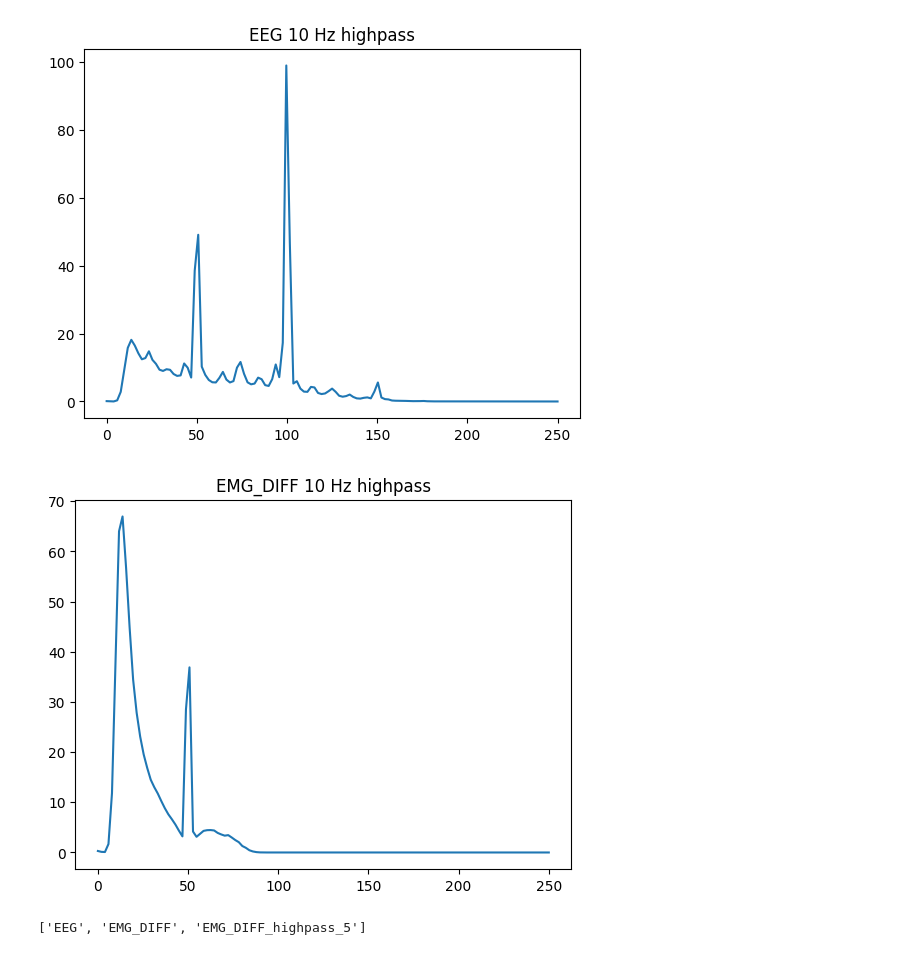
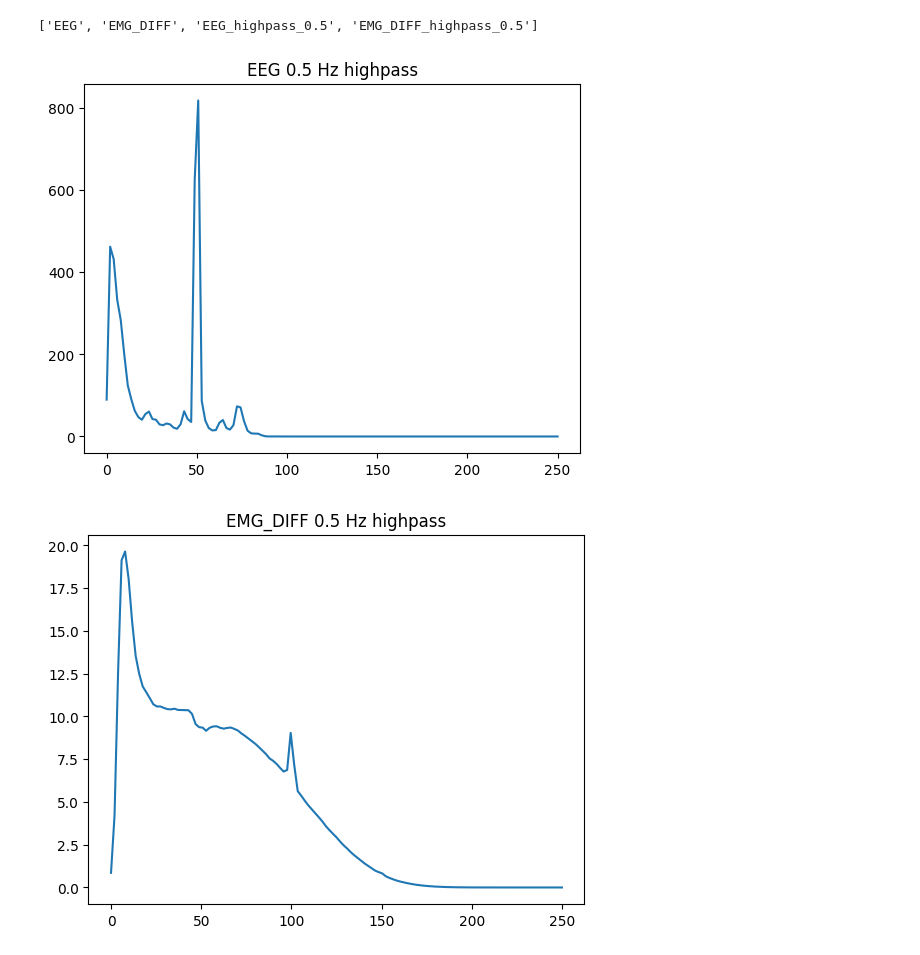
Before and after one commit to bian-lab/scripts, a Jupyter notebook: signal_process/test_50HZ_notch.ipynb, the cells around one changed output. Drawn from its saved outputs; the diff is of its cells as text; code cells hidden in the pictures.

```diff
--- a/signal_process/test_50HZ_notch.ipynb
+++ b/signal_process/test_50HZ_notch.ipynb
@@ -5,27 +7,29 @@ e:\workplace\scripts\signal_process
 # %%
-data = load_mat(r'\\172.16.41.188\wangxueqiang\EEG_data\TechMan\20240520_100000.mat')
+data = load_mat(r'E:\workplace\EEGProcessing\00_DATA\20240523_night\20240523_night.mat')
 
-data.filter(['EMG_DIFF'], btype='highpass', low=10)
-data.filter(['EEG'], btype='highpass', low=10)
+data.filter(['EEG'], btype='highpass', low=0.5)
+data.filter(['EMG_DIFF'], btype='highpass', low=0.5)
+print(data.channels)
 ch_data = data.signals[2]
 sf = data.sf[2]
 nperseg = 5*sf
 
 F, P = welch(ch_data, sf)
 
 plt.plot(F, P)
-plt.title("EEG 10 Hz highpass")
+plt.title("EEG 0.5 Hz highpass")
 plt.show()
 
 ch_data = data.signals[3]
 sf = data.sf[3]
 nperseg = 5*sf
 
 F, P = welch(ch_data, sf)
 
 plt.plot(F, P)
-plt.title("EMG_DIFF 10 Hz highpass")
+plt.title("EMG_DIFF 0.5 Hz highpass")
 plt.show()
 # %% [output]
+['EEG', 'EMG_DIFF', 'EEG_highpass_0.5', 'EMG_DIFF_highpass_0.5']
-[figure, old version]
+[figure, new version]
-[figure, old version]
+[figure, new version]
@@ -34,4 +35,0 @@ from scipy.signal import welch
-# %%
-data.channels
-# %% [output]
-['EEG', 'EMG_DIFF', 'EMG_DIFF_highpass_5']
```
Also changed, not shown: parts of 7 cells of this notebook, 2 other files.
